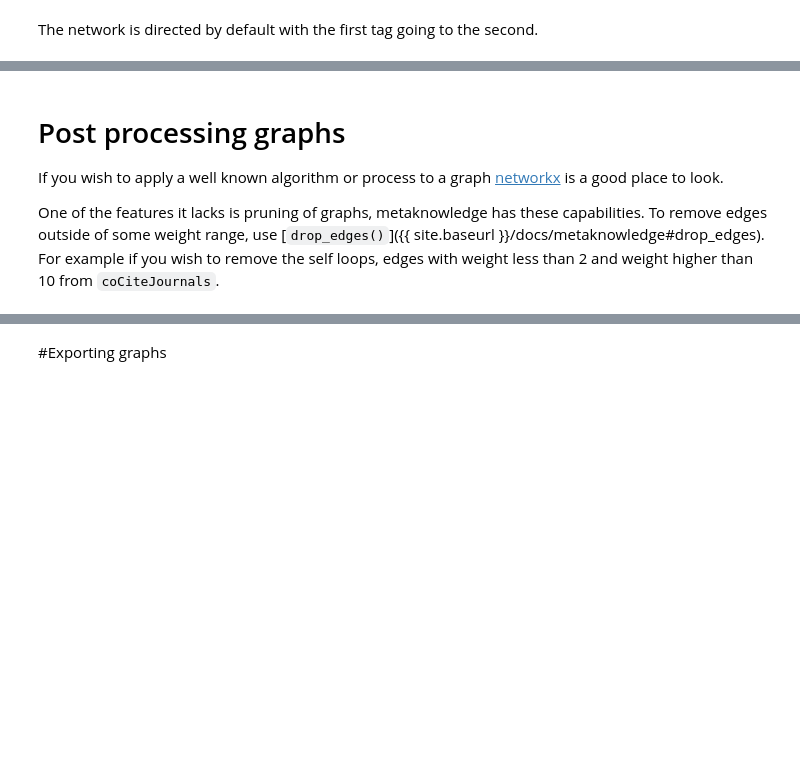
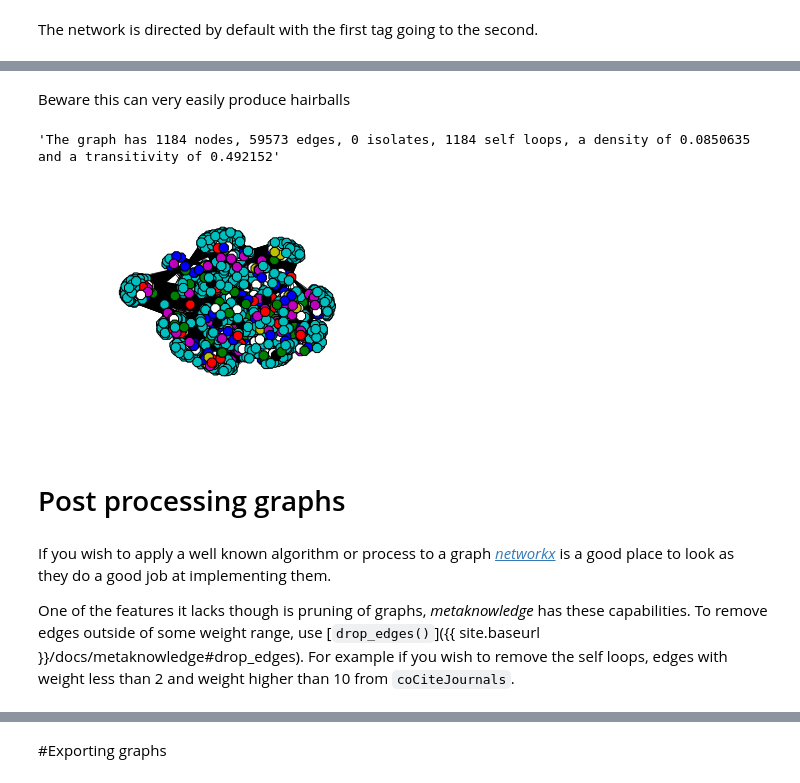
Before and after one commit to UWNETLAB/metaknowledge, a Jupyter notebook: _site/examples/metaknowledgeExamples.ipynb, the cells around one changed output, grey strips where cells are left out. Cells and saved outputs as stored; diff of their text form; code cells hidden in the pictures; blank space fills up the shorter version.

Commit message:
Added couple sections to examples and did some grammer stuff

```diff
--- a/_site/examples/metaknowledgeExamples.ipynb
+++ b/_site/examples/metaknowledgeExamples.ipynb
@@ -198,9 +313,21 @@ mkv.quickVisual(multiModeNet)
+# %% [markdown]
+Beware this can very easily produce hairballs
+# %%
+tags = mk.tagsAndNames #All the tags, twice
+sillyMultiModeNet = RC.nModeNetwork(tags)
+mk.graphStats(sillyMultiModeNet)
+# %% [output]
+'The graph has 1184 nodes, 59573 edges, 0 isolates, 1184 self loops, a density of 0.0850635 and a transitivity of 0.492152'
+# %%
+mkv.quickVisual(sillyMultiModeNet)
+# %% [output]
+[figure, added]
+# %% [markdown]
+# Post processing graphs
 # %% [markdown]
-# Post processing graphs
+If you wish to apply a well known algorithm or process to a graph [_networkx_](https://networkx.github.io/documentation/networkx-1.9.1/) is a good place to look as they do a good job at implementing  them.
 
-If you wish to apply a well known algorithm or process to a graph [networkx](https://networkx.github.io/documentation/networkx-1.9.1/) is a good place to look.
-
-One of the features it lacks is pruning of graphs, metaknowledge has these capabilities. To remove edges outside of some weight range, use [`drop_edges()`]({{ site.baseurl }}/docs/metaknowledge#drop_edges). For example if you wish to remove the self loops, edges with weight less than 2 and weight higher than 10 from `coCiteJournals`.
+One of the features it lacks though is pruning of graphs, _metaknowledge_ has these capabilities. To remove edges outside of some weight range, use [`drop_edges()`]({{ site.baseurl }}/docs/metaknowledge#drop_edges). For example if you wish to remove the self loops, edges with weight less than 2 and weight higher than 10 from `coCiteJournals`.
 # %%
 minWeight = 3
 maxWeight = 10
```
Also changed, not shown: parts of 85 cells of this notebook, 10 other files.
